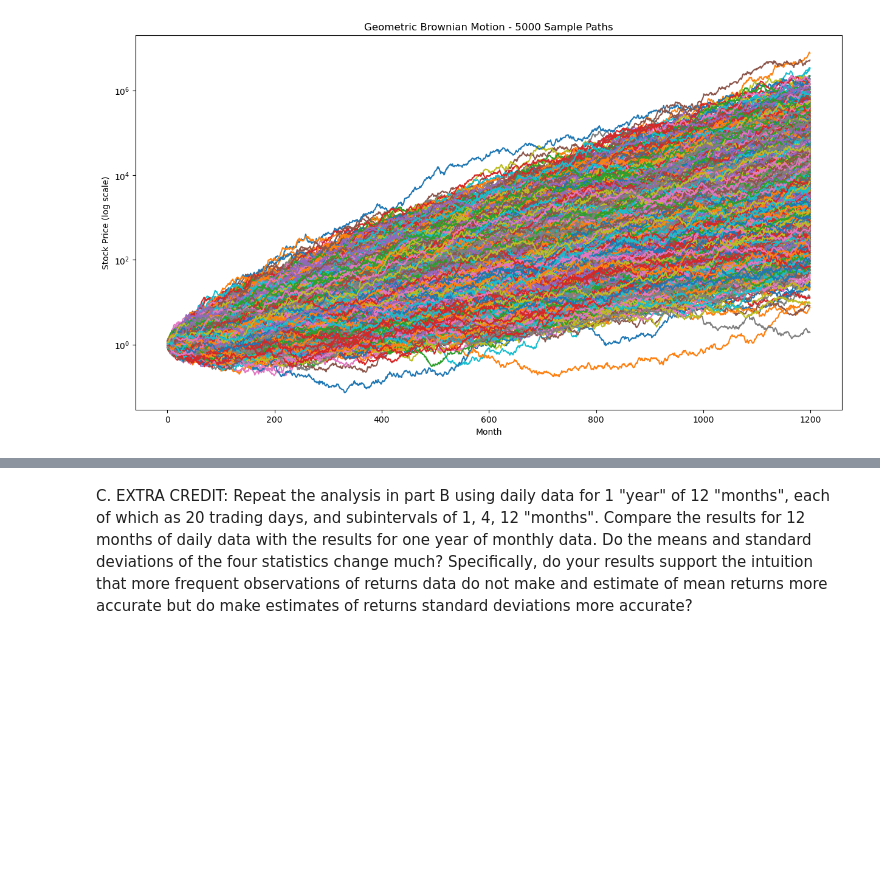
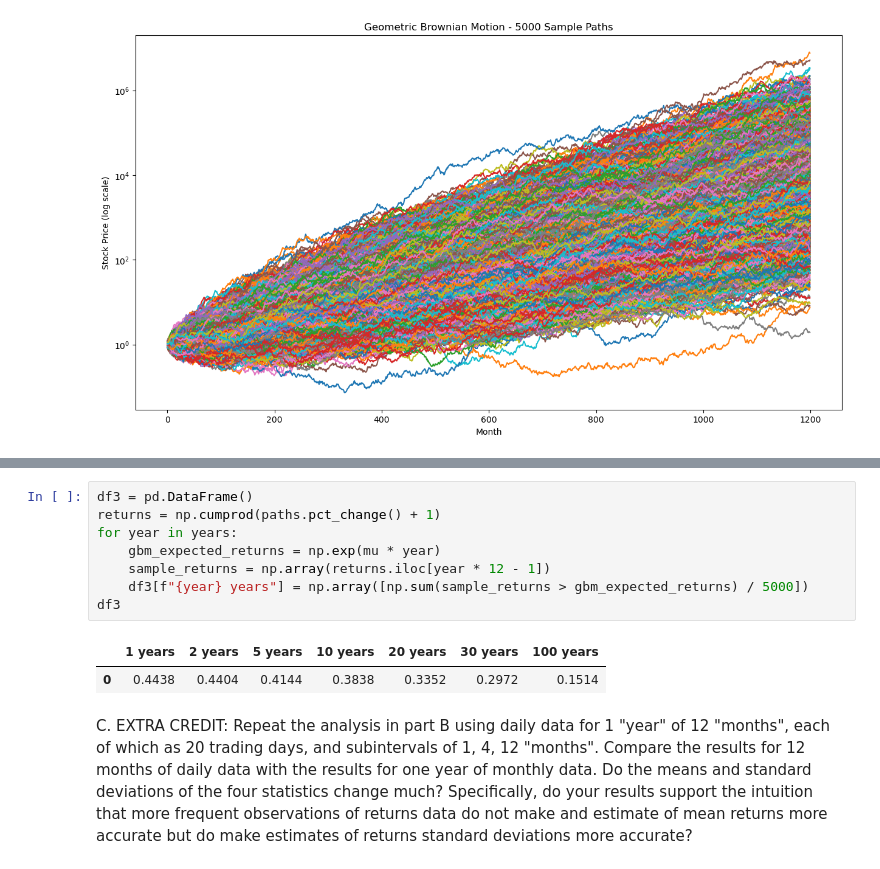
Before and after one commit to thejameszhang/fall2023, a Jupyter notebook: bufn400/homework/BUFN400-bhw04-GBM-log-utiity-02-QUESTIONS.ipynb, the cells around one changed output, grey strips where cells are left out. Drawn from its saved outputs; the diff is of its cells as text; blank space fills up the shorter version.

```diff
--- a/bufn400/homework/BUFN400-bhw04-GBM-log-utiity-02-QUESTIONS.ipynb
+++ b/bufn400/homework/BUFN400-bhw04-GBM-log-utiity-02-QUESTIONS.ipynb
@@ -179,3 +227,14 @@ for year in years:
+# %%
+df3 = pd.DataFrame()
+returns = np.cumprod(paths.pct_change() + 1)
+for year in years:
+    gbm_expected_returns = np.exp(mu * year)
+    sample_returns = np.array(returns.iloc[year * 12 - 1])
+    df3[f"{year} years"] = np.array([np.sum(sample_returns > gbm_expected_returns) / 5000])
+df3
+# %% [output]
+|  | 1 years | 2 years | 5 years | 10 years | 20 years | 30 years | 100 years |
+| 0 | 0.4438 | 0.4404 | 0.4144 | 0.3838 | 0.3352 | 0.2972 | 0.1514 |
 # %% [markdown]
 C. EXTRA CREDIT: Repeat the analysis in part B using daily data for 1 "year" of 12 "months", each of which as 20 trading days, and subintervals of 1, 4, 12 "months". Compare the results for 12 months of daily data with the results for one year of monthly data. Do the means and standard deviations of the four statistics change much? Specifically, do your results support the intuition that more frequent observations of returns data do not make and estimate of mean returns more accurate but do make estimates of returns standard deviations more accurate?
 # %% [markdown]
```
Also changed, not shown: parts of 12 cells of this notebook, 13 other files.
